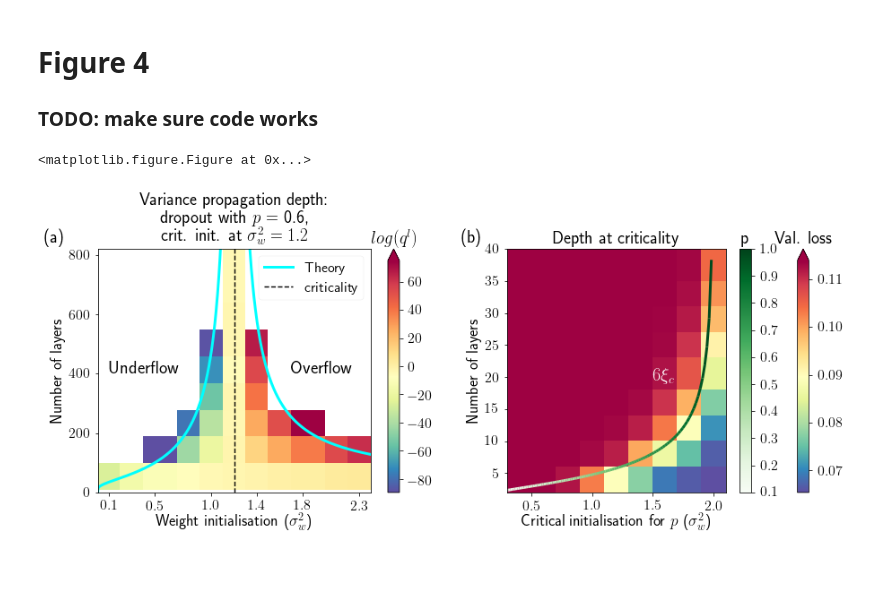
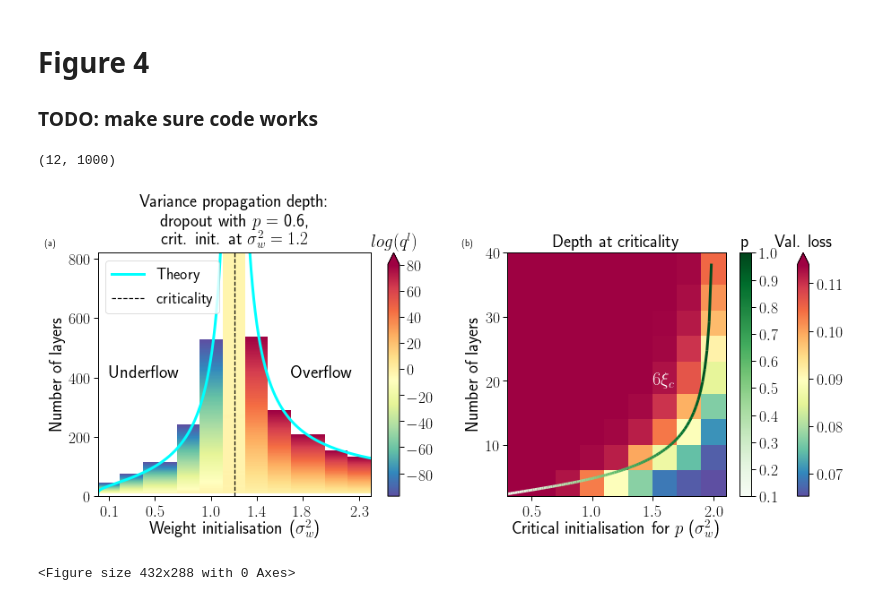
Before and after one commit to ElanVB/noisy_signal_prop, a Jupyter notebook: Figure_4.ipynb, the cells around one changed output. Drawn from its saved outputs; the diff is of its cells as text; code cells hidden in the pictures; blank space fills up the shorter version.

Commit message:
Add variance depth scale experiments

```diff
--- a/Figure_4.ipynb
+++ b/Figure_4.ipynb
@@ -39,12 +39,15 @@ for p in rates:
     fp_slopes.append(slope)
 
 fig, [ax1, ax2] = plt.subplots(1, 2, figsize=(15, 5))
-pickle_in = open("src/results/under_overflow.pk","rb")
-example_dict = pickle.load(pickle_in)[:120]
+# pickle_in = open("src/results/under_overflow.pk","rb")
+# example_dict = pickle.load(pickle_in)[:120]
+example_dict = np.load("src/results/variance_depth.npy")
+inits = np.load("src/results/variance_depth_sigma.npy")
 p = 0.6
 num_layers = 1000
-nets = np.linspace(10, num_layers, 12, dtype=int)[:10]
-inits = np.round(np.linspace(0.1, 2.5, 12),1)
+nets = np.linspace(10, num_layers, 1000, dtype=int)
+# nets = np.linspace(10, num_layers, 12, dtype=int)[:10]
+# inits = np.round(np.linspace(0.1, 2.5, 12),1)
 xv, yv = np.meshgrid(nets, inits, sparse=False, indexing='ij')
 
 Z1 = np.log(np.array(example_dict))
@@ -54,7 +57,7 @@ Z1 = np.ma.array(Z1, mask=bad_indices)
 cmap = matplotlib.cm.get_cmap(name="Spectral_r")
 cmap.set_bad('white', 1.)
 
-pcm = ax1.pcolormesh(yv-0.1, xv-0.1, Z1.reshape(10,12), cmap=cmap)
+pcm = ax1.pcolormesh(yv-0.1, xv-0.1, Z1.T, cmap=cmap)
 cbar = fig.colorbar(pcm, ax=ax1, extend='max')
 cbar.ax.set_title('$log(q^l)$')
 
@@ -95,34 +98,35 @@ cbar1.ax.set_title('Val. loss')
 # Now do a second plot coloring the curve using a continuous colormap
 t = rates #np.linspace(0, 10, 200)
 x = 2*rates
 y = 6*depth_scale(fp_slopes)
 points = np.array([x, y]).T.reshape(-1, 1, 2)
 segments = np.concatenate([points[:-1], points[1:]], axis=1)
 
 lc = LineCollection(segments, cmap=plt.get_cmap('Greens'))
 lc.set_array(t)
 lc.set_linewidth(3)
 cbar2 = fig.colorbar(lc, ax=ax2)
 cbar2.ax.set_title('p')
 
 ax2.add_collection(lc)
 ax2.set_xlabel("Critical initialisation for $p$ ($\sigma^2_w$)")
 ax2.set_ylabel("Number of layers")
 ax2.text(1.5, 19, r'$6\xi_c$', fontsize=20, color="white")
 ax2.set_title("Depth at criticality")
 ax2.set_xlim(0.3, 2.1)
 ax2.set_ylim(2, 40)
 # ax2.legend(loc=(0.1, 0.65))
 
 ##############
 # add labels #
 ##############
 fig.text(0.07, 0.9, "(a)")
 fig.text(0.5, 0.9, "(b)")
 
-plt.show()
+# plt.show()
 plt.gcf().tight_layout()
-#plt.savefig("depth_scales.pdf", dpi=200)
+plt.savefig("depth_scales.pdf", dpi=200)
 # %% [output]
-<matplotlib.figure.Figure at 0x...>
+(12, 1000)
-[figure, old version]
+[figure, new version]
+<Figure size 432x288 with 0 Axes>
```
Also changed, not shown: 7 other files.
